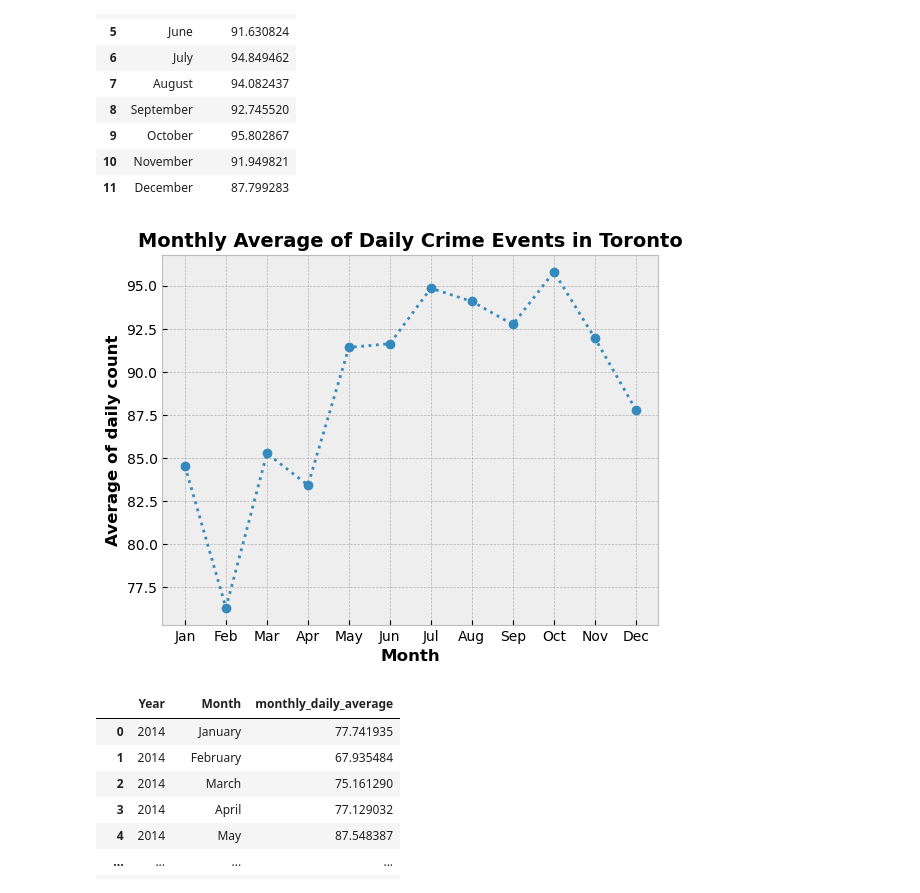
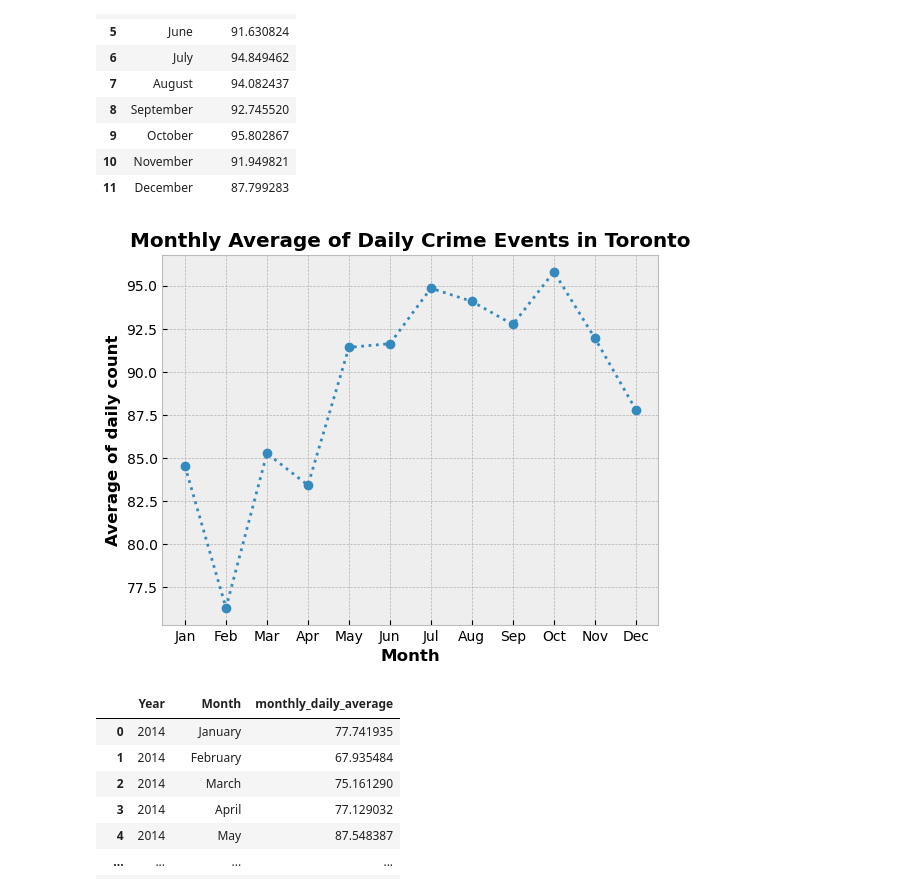
Before and after one commit to fannysigouin/project1, a Jupyter notebook: question_2/q2_peak_times.ipynb, the cells around one changed output. Cells and saved outputs as stored; diff of their text form; code cells hidden in the pictures.

```diff
--- a/question_2/q2_peak_times.ipynb
+++ b/question_2/q2_peak_times.ipynb
@@ -220,31 +220,26 @@ month_df
 # %%
 
 fig, ax = plt.subplots()
 ax.plot(
     month_df['Month'],
     month_df['daily_average'],
     'o:'
 )
 
 plt.xlabel('Month', fontdict={'weight': 700})
 plt.ylabel('Average of daily count', fontdict={'weight': 700})
 plt.title(
     'Monthly Average of Daily Crime Events in Toronto',
-    fontdict={'weight': 700, 'size': 14}
+    fontdict={'weight': 700}
     )
-# plt.xlabel('Month')
-# plt.ylabel('Average of daily count')
-# plt.title('Monthly Average of Daily Crime Events in Toronto')
-
-
 plt.xticks(
     ticks=np.arange(12),
     labels=[m[0:3] for m in month_df['Month']]
 )
 
 plt.show()
 # %% [output]
-[figure, old version]
+[figure, new version]
 # %%
 # Get monthly average for each individual month/year
 day_av_by_month = (daily_count
```
Also changed, not shown: parts of 10 cells of this notebook.
